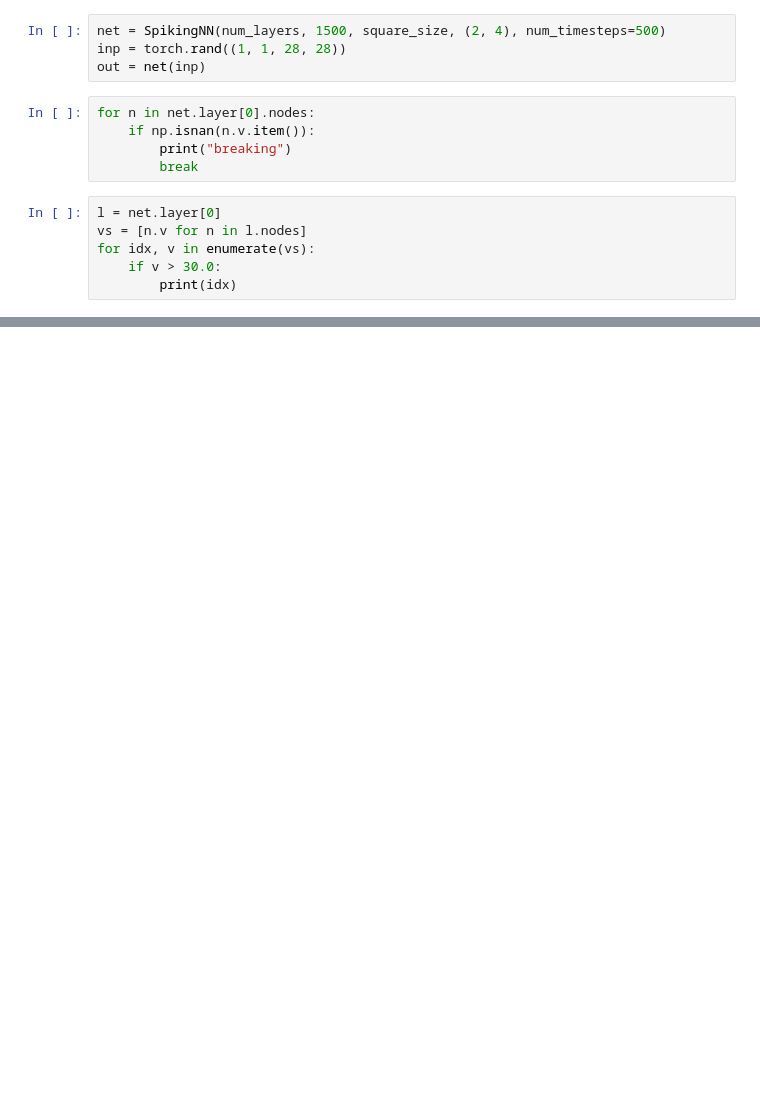
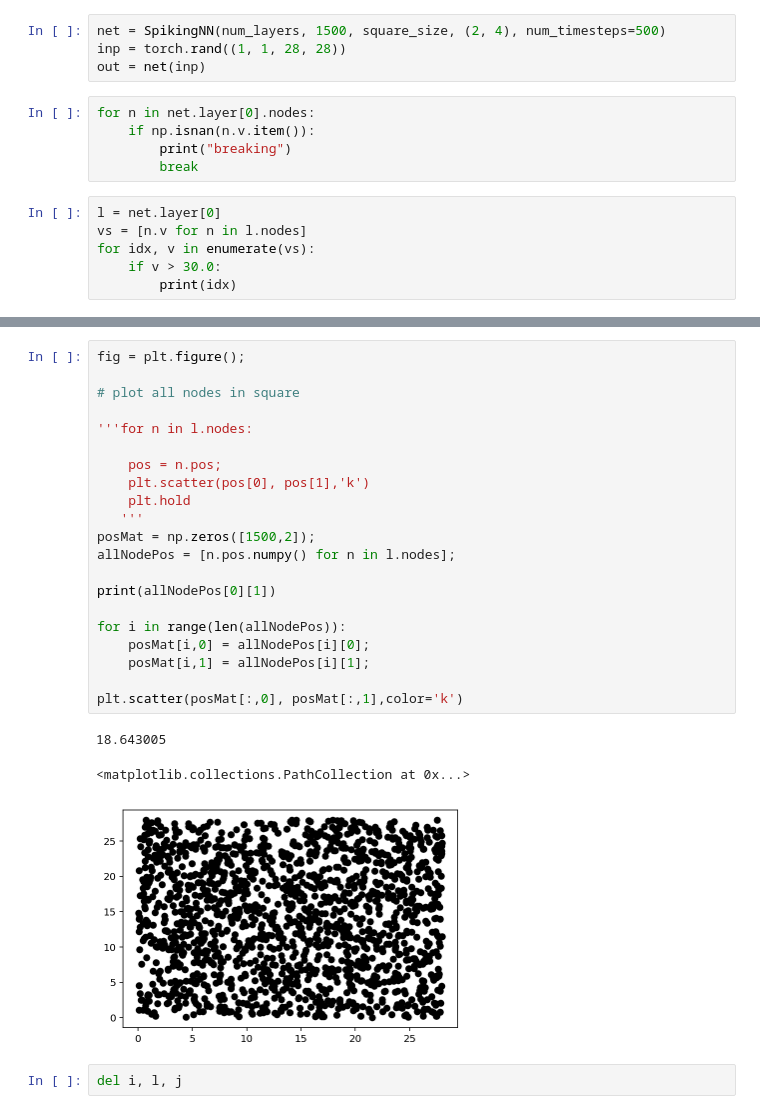
Before and after one commit to shoaibahmed/torchbrain, a Jupyter notebook: spiking/spiking_debug.ipynb, the cells around one changed output, grey strips where cells are left out. Drawn from its saved outputs; the diff is of its cells as text; blank space fills up the shorter version.

```diff
--- a/spiking/spiking_debug.ipynb
+++ b/spiking/spiking_debug.ipynb
@@ -74,0 +64,27 @@ for idx, v in enumerate(vs):
+# %%
+fig = plt.figure();
+
+# plot all nodes in square
+
+'''for n in l.nodes:
+
+    pos = n.pos;
+    plt.scatter(pos[0], pos[1],'k')
+    plt.hold
+   '''
+posMat = np.zeros([1500,2]);
+allNodePos = [n.pos.numpy() for n in l.nodes];
+
+print(allNodePos[0][1])
+
+for i in range(len(allNodePos)):
+    posMat[i,0] = allNodePos[i][0];
+    posMat[i,1] = allNodePos[i][1];
+
+plt.scatter(posMat[:,0], posMat[:,1],color='k')
+# %% [output]
+18.643005
+<matplotlib.collections.PathCollection at 0x...>
+[figure, added]
+# %%
+del i, l, j
```
Also changed, not shown: parts of 10 cells of this notebook.
